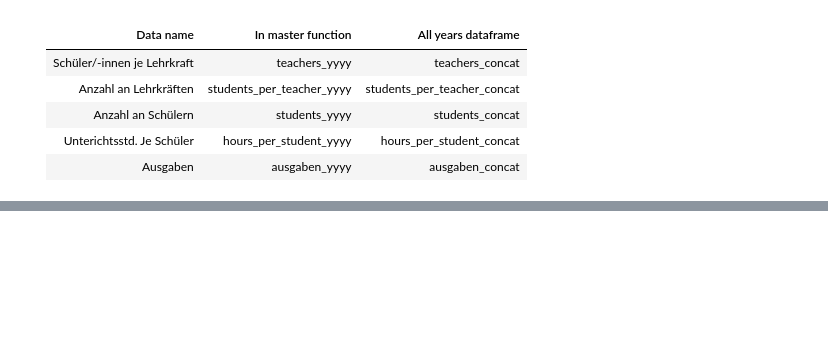
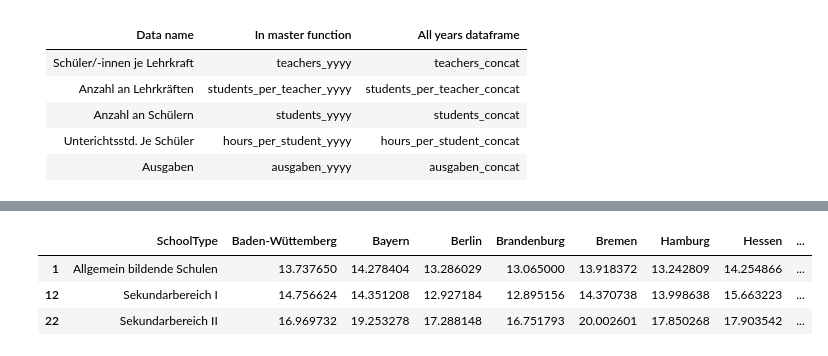
Before and after one commit to Stargazer-ger/capstone_project_hh_23_1, a Jupyter notebook: ausgaben NZ.ipynb, the cells around one changed output, grey strips where cells are left out. Saved outputs shown, nothing was run; the diff lists cells and outputs as text; code cells hidden in the pictures; blank space fills up the shorter version.

```diff
--- a/ausgaben NZ.ipynb
+++ b/ausgaben NZ.ipynb
@@ -33,0 +316,17 @@ ausgaben_concat
+# %%
+teachers = load_teachers_data(2011)
+total_teachers = teachers.sum()
+
+
+students = load_students_data(2011)
+total_students = students.sum()
+
+
+students_per_teacher = load_students_per_teacher_data(2011)
+
+students_per_teacher['Bayern'] = pd.to_numeric(students_per_teacher['Bayern'], errors='coerce')
+
+
+total_spending = students_per_teacher['Bayern'] * teachers['Bayern']
+
+investment_per_student = total_spending / total_students
@@ -33,0 +360,7 @@ ausgaben_concat
+# %%
+students_per_teacher
+# %% [output]
+|  | SchoolType | Baden-Wüttemberg | Bayern | Berlin | Brandenburg | Bremen | Hamburg | Hessen | ... |
+| 1 | Allgemein bildende Schulen | 13.737650 | 14.278404 | 13.286029 | 13.065000 | 13.918372 | 13.242809 | 14.254866 | ... |
+| 12 | Sekundarbereich I | 14.756624 | 14.351208 | 12.927184 | 12.895156 | 14.370738 | 13.998638 | 15.663223 | ... |
+| 22 | Sekundarbereich II | 16.969732 | 19.253278 | 17.288148 | 16.751793 | 20.002601 | 17.850268 | 17.903542 | ... |
```
Also changed, not shown: parts of 17 cells of this notebook, 3 other files.
